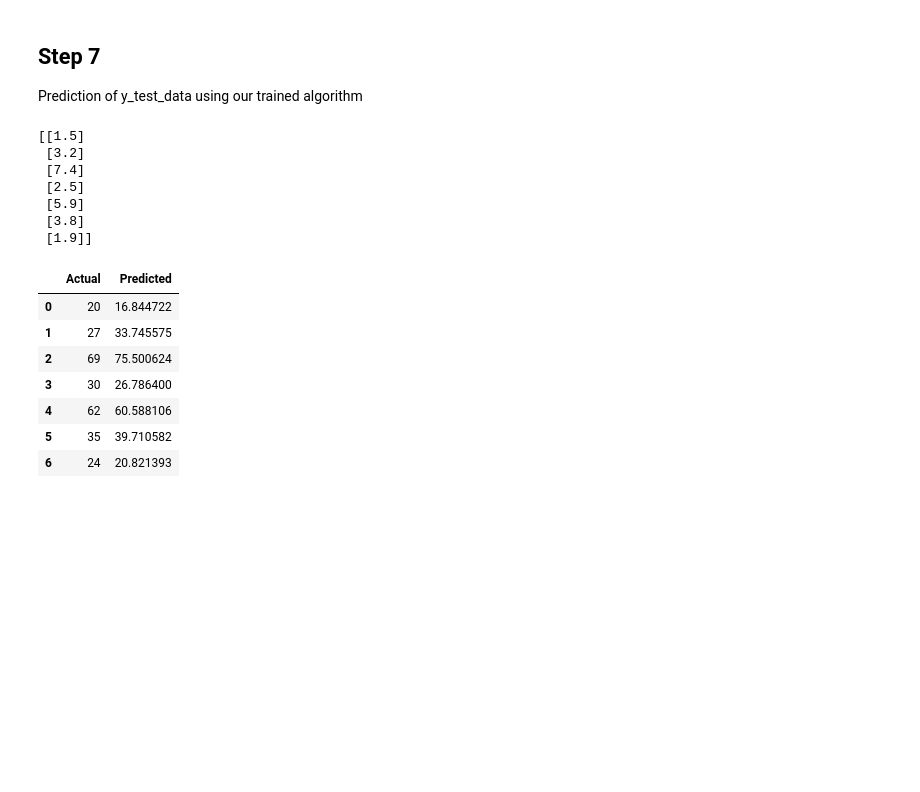
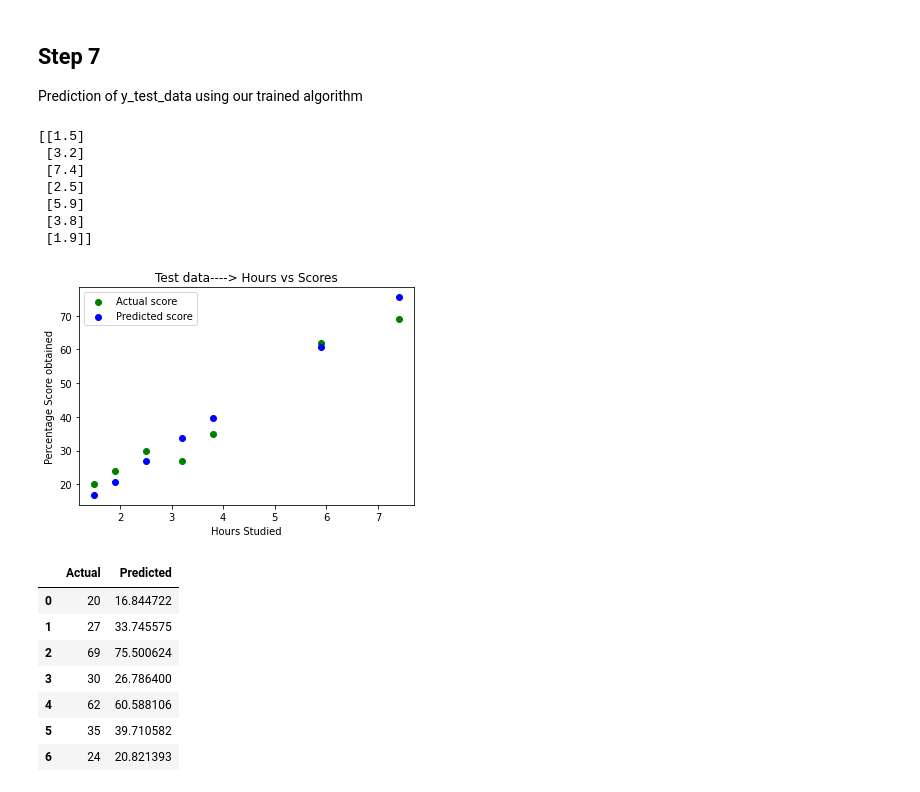
Before and after one commit to BongBideshini/BongBideshini, a Jupyter notebook: Task1_spark_network_DS.ipynb, the cells around one changed output. Saved outputs shown, nothing was run; the diff lists cells and outputs as text; code cells hidden in the pictures; blank space fills up the shorter version.

```diff
--- a/Task1_spark_network_DS.ipynb
+++ b/Task1_spark_network_DS.ipynb
@@ -90,14 +83,22 @@ Prediction of y_test_data using our trained algorithm
 # %%
 print(X_test) # Testing data - In Hours
 y_pred = regressor.predict(X_test) # Predicting the scores #same as y_pred=mX_test+c
+plt.scatter(X_test, y_test,color='green') #actual dataset plot
+plt.scatter(X_test, y_pred,color='blue') #Predicated data plot
+plt.legend(["Actual score", "Predicted score"])
+plt.title('Test data----> Hours vs Scores')
+plt.xlabel('Hours Studied')
+plt.ylabel('Percentage Score obtained')
+plt.show()
 # %% [output]
 [[1.5]
  [3.2]
  [7.4]
  [2.5]
  [5.9]
  [3.8]
  [1.9]]
+[figure, added]
 # %%
 # Comparing Actual vs Predicted
 df = pd.DataFrame({'Actual': y_test, 'Predicted': y_pred})
```
Also changed, not shown: parts of 4 cells of this notebook.
